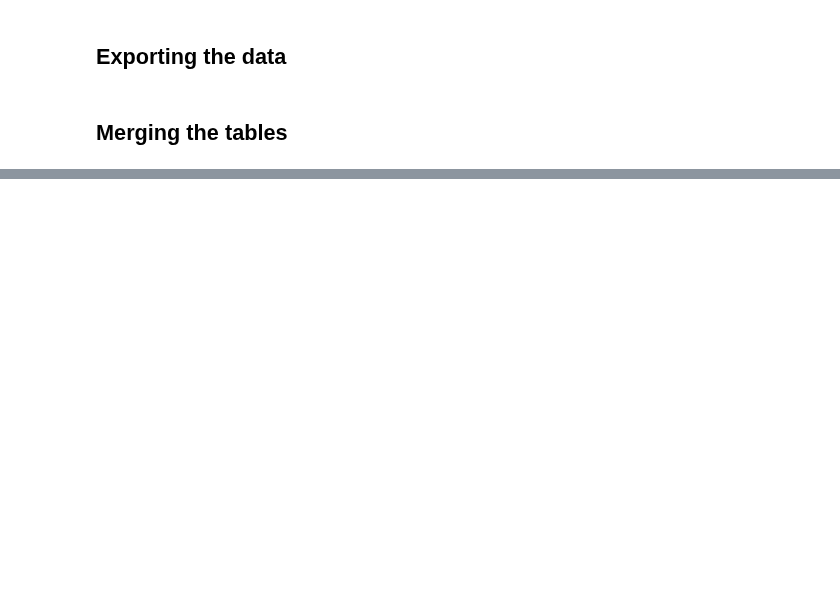
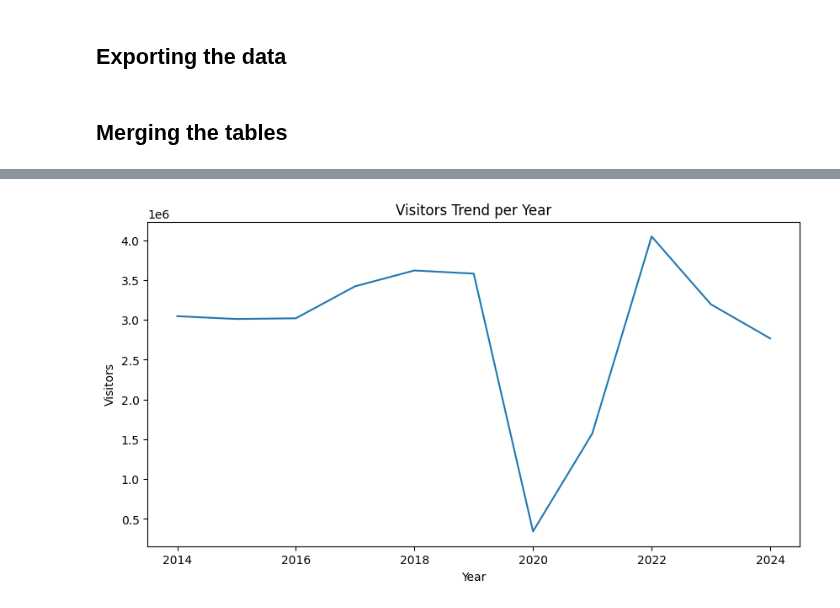
Before and after one commit to bsri0004/R2B2, a Jupyter notebook: src/data_parsing.ipynb, the cells around one changed output, grey strips where cells are left out. Saved outputs shown, nothing was run; the diff lists cells and outputs as text; code cells hidden in the pictures; blank space fills up the shorter version.

```diff
--- a/src/data_parsing.ipynb
+++ b/src/data_parsing.ipynb
@@ -375,0 +286,94 @@ climate_data_winter_2025.to_parquet(data_fp.parent / "climate_data_2025.parquet"
+# %%
+import pandas as pd
+import matplotlib.pyplot as plt
+import seaborn as sns
+
+# Load data
+df = pd.read_csv("C:\\Users\\Suman\\Downloads\\R2B2-1\\data\\merged\\merged_data.csv")
+
+
+# Visitors per Year
+plt.figure(figsize=(10,5))
+sns.lineplot(x="Year", y="Visitors", data=df, estimator="sum", ci=None)
+plt.title("Visitors Trend per Year")
+plt.show()
+
+# -----------------------------
+# 5. Correlation Analysis
+# -----------------------------
+plt.figure(figsize=(8,6))
+sns.heatmap(df.corr(numeric_only=True), annot=True, cmap="coolwarm")
+plt.title("Correlation Heatmap")
+plt.show()
+
+# -----------------------------
+# 6. Weather Impact on Visitors
+# -----------------------------
+plt.figure(figsize=(8,5))
+sns.scatterplot(x="Maximum temperature (Degree C)", y="Visitors", data=df)
+plt.title("Visitors vs Max Temperature")
+plt.show()
+
+plt.figure(figsize=(8,5))
+sns.scatterplot(x="Rainfall amount (millimetres)", y="Visitors", data=df)
+plt.title("Visitors vs Rainfall")
+plt.show()
+
+import matplotlib.pyplot as plt
+import seaborn as sns
+
+# 1. Average weekly visitors across the ski season
+avg_weekly = df.groupby("Week")["Visitors"].mean().reset_index()
+
+plt.figure(figsize=(10,5))
+sns.lineplot(x="Week", y="Visitors", data=avg_weekly, marker="o")
+plt.title("Average Weekly Visitors Across the Ski Season")
+plt.xlabel("Week of Season")
+plt.ylabel("Average Visitors")
+plt.show()
+
+
+# 2. Distribution of weekly visitors by resort
+plt.figure(figsize=(12,6))
+sns.boxplot(x="Resort", y="Visitors", data=df)
+plt.title("Distribution of Weekly Visitors by Resort")
+plt.xticks(rotation=45)
+plt.ylabel("Weekly Visitors")
+plt.show()
+
+
+g = sns.FacetGrid(avg_resort_week, col="Resort", col_wrap=3, height=3.5, sharey=False)
+g.map_dataframe(sns.lineplot, x="Week", y="Visitors", marker="o")
+g.set_titles("{col_name}")
+g.set_axis_labels("Week of Season", "Avg Visitors")
+plt.subplots_adjust(top=0.9)
+g.fig.suptitle("Average Visitors per Resort per Week")
+plt.show()
+
+pivot_visitors = df.pivot_table(values="Visitors", index="Year", columns="Week", aggfunc="mean")
+
+plt.figure(figsize=(12,6))
+sns.heatmap(pivot_visitors, cmap="YlGnBu", annot=False)
+plt.title("Average Weekly Visitors by Year")
+plt.xlabel("Week of Season")
+plt.ylabel("Year")
+plt.show()
+
+df["SeasonPhase"] = pd.cut(df["Week"], bins=[0,5,10,15], labels=["Early","Mid","Late"])
+
+phase_visitors = df.groupby(["Resort","SeasonPhase"])["Visitors"].mean().reset_index()
+
+plt.figure(figsize=(12,6))
+sns.barplot(x="Resort", y="Visitors", hue="SeasonPhase", data=phase_visitors)
+plt.title("Average Visitors by Season Phase per Resort")
+plt.xticks(rotation=45)
+plt.show()
+
+
+state_visitors = df.groupby("State")["Visitors"].sum().reset_index()
+
+plt.figure(figsize=(8,5))
+sns.barplot(x="State", y="Visitors", data=state_visitors)
+plt.title("Total Visitors by State")
+plt.show()
+# %% [output]
@@ -375,0 +383 @@ climate_data_winter_2025.to_parquet(data_fp.parent / "climate_data_2025.parquet"
+[figure, added]
```
Also changed, not shown: parts of 14 cells of this notebook.
